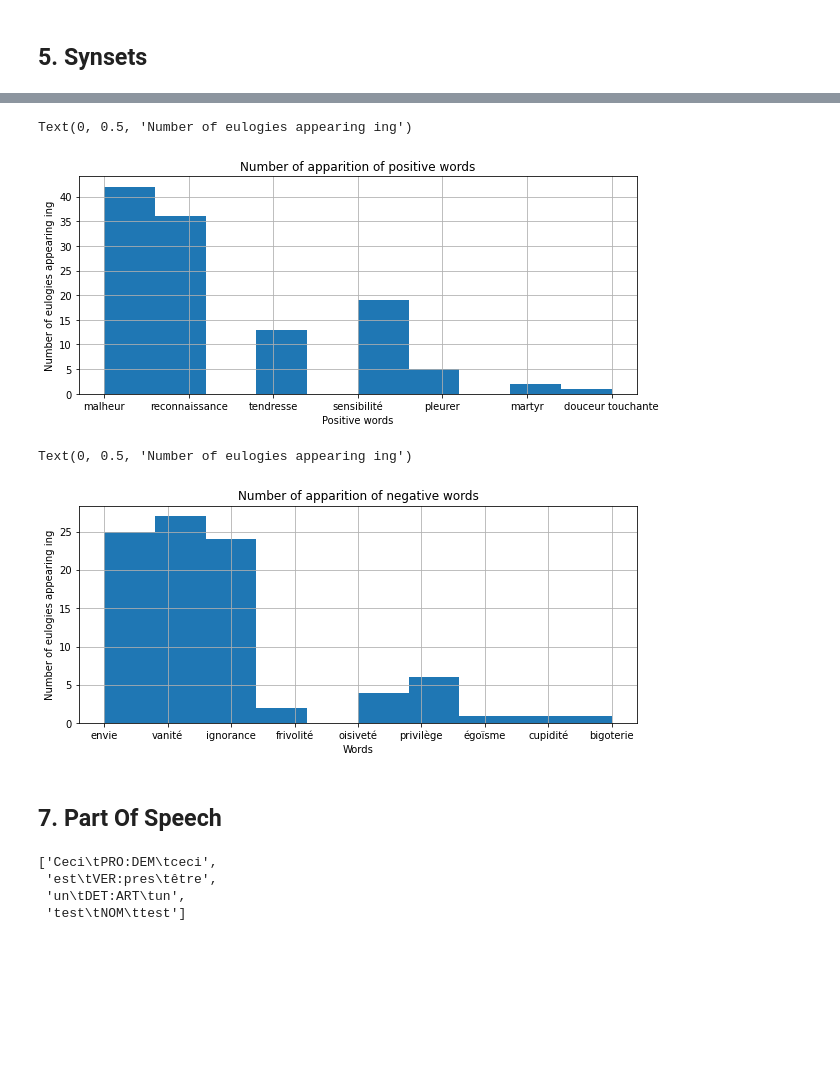
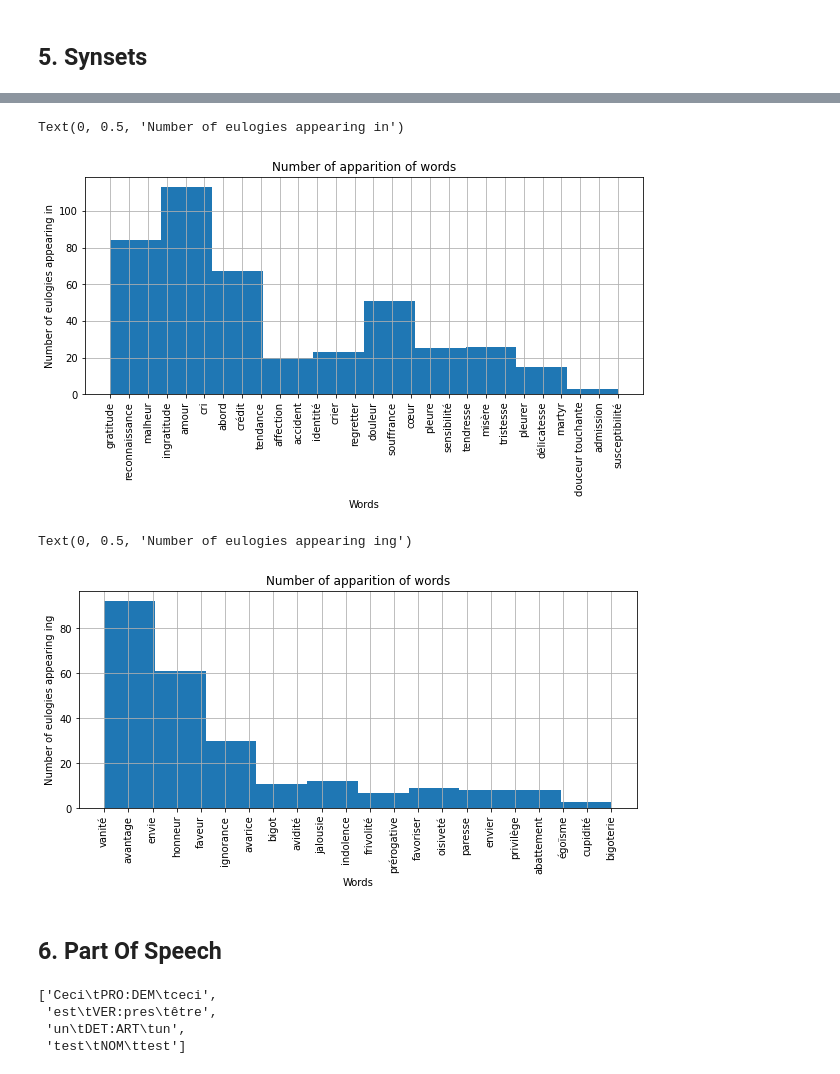
Before and after one commit to LHST-EPFL/eloge_academie, a Jupyter notebook: Code/Condorcet/Week4.ipynb, the cells around one changed output, grey strips where cells are left out. Drawn from its saved outputs; the diff is of its cells as text; code cells hidden in the pictures; blank space fills up the shorter version.

Commit message:
change to words

```diff
--- a/Code/Condorcet/Week4.ipynb
+++ b/Code/Condorcet/Week4.ipynb
@@ -253,12 +253,6 @@ All the eulogies start with a statement on the birth
 
 from nltk.corpus import wordnet as wn
 from nltk.wsd import lesk
-# %%
-list_pos = ['pleurer', 'malheur', 'martyr', 'tendresse', 'sensibilité', 'douceur touchante', 'reconnaissance', 'reconnoissance']
-list_neg = ['ignorance', 'cupidité', 'égoïsme', 'bigoterie', 'frivolité', 'clanisme', 'envie', 'oisiveté', 'privilège', 'vanité']
-
-new_df['list_pos'] = new_df['Eloge'].apply(lambda x : [i for i in list_pos if i in x])
-new_df['list_neg'] = new_df['Eloge'].apply(lambda x : [i for i in list_neg if i in x])
 # %%
 set_pos = set()
 set_neg = set()
@@ -277,6 +271,12 @@ for word in list_neg:
 # %%
 set_pos.add('pleurs')
 set_pos.add('pleure')
+# %%
+list_pos = ['pleurer', 'malheur', 'martyr', 'tendresse', 'sensibilité', 'douceur touchante', 'reconnaissance', 'reconnoissance']
+list_neg = ['ignorance', 'cupidité', 'égoïsme', 'bigoterie', 'frivolité', 'clanisme', 'envie', 'oisiveté', 'privilège', 'vanité']
+
+new_df['list_pos'] = new_df['Eloge'].apply(lambda x : list(set([i for i in set_pos if i in x])))
+new_df['list_neg'] = new_df['Eloge'].apply(lambda x : list(set([i for i in set_neg if i in x])))
 # %%
 new_df.head(10)
 # %% [output]
@@ -294,26 +294,26 @@ new_df.head(10)
 # %%
 import warnings
 warnings.simplefilter("ignore", DeprecationWarning)
 
 from pandas import Series
-new_df['list_pos'].apply(Series).stack().hist(figsize = (10, 4))
-plt.title('Number of apparition of positive words')
-plt.xlabel('Positive words')
-plt.ylabel('Number of eulogies appearing ing')
+new_df['list_pos'].apply(Series).stack().hist(figsize = (10, 4), xrot = 90)
+plt.title('Number of apparition of words')
+plt.xlabel('Words')
+plt.ylabel('Number of eulogies appearing in')
 # %% [output]
-Text(0, 0.5, 'Number of eulogies appearing ing')
+Text(0, 0.5, 'Number of eulogies appearing in')
-[figure, old version]
+[figure, new version]
 # %%
 
-new_df['list_neg'].apply(Series).stack().hist(figsize = (10, 4))
-plt.title('Number of apparition of negative words')
+new_df['list_neg'].apply(Series).stack().hist(figsize = (10, 4), xrot = 90)
+plt.title('Number of apparition of words')
 plt.xlabel('Words')
 plt.ylabel('Number of eulogies appearing ing')
 # %% [output]
 Text(0, 0.5, 'Number of eulogies appearing ing')
-[figure, old version]
+[figure, new version]
 # %% [markdown]
-## 7. Part Of Speech
+## 6. Part Of Speech
 # %%
 import pprint
 import treetaggerwrapper
```
Also changed, not shown: parts of 7 cells of this notebook.
